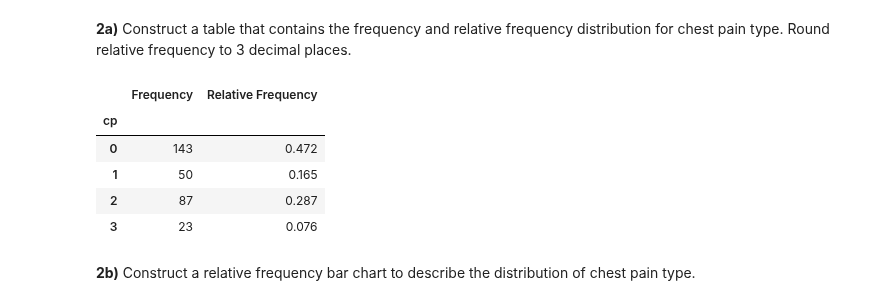
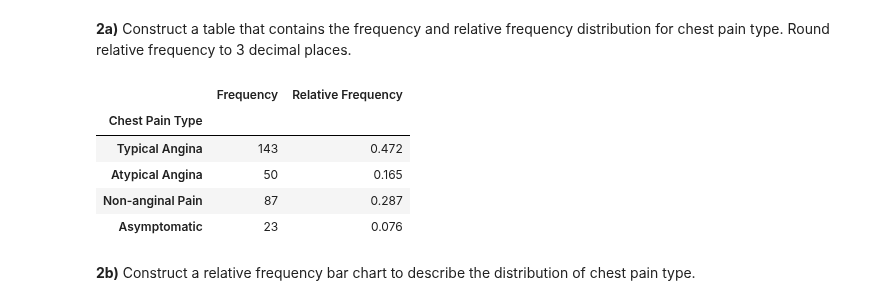
Before and after one commit to ksuaray/STAT108F24_Projects_Jupyter, a Jupyter notebook: Project1/Heart_Disease_Project_1_Soln.ipynb, the cells around one changed output. Saved outputs shown, nothing was run; the diff lists cells and outputs as text; code cells hidden in the pictures.

```diff
--- a/Project1/Heart_Disease_Project_1_Soln.ipynb
+++ b/Project1/Heart_Disease_Project_1_Soln.ipynb
@@ -121,32 +121,50 @@ Construct a frequency table, relative frequency table, and relative frequency ba
 # %% [markdown]
 **2a)** Construct a table that contains the frequency and relative frequency distribution for chest pain type. Round relative frequency to 3 decimal places.
 # %%
+# Instead of printing the numerical values for CP, we want to print the
+#   definitions. This is done by mapping.
+# Define the mapping from numbers to labels
+cp_label_map = {0: 'Typical Angina',
+                1: 'Atypical Angina',
+                2: 'Non-anginal Pain',
+                3: 'Asymptomatic'}
+
+# Define the order of chest pain type
+CatOrder = ['Typical Angina', 'Atypical Angina',
+            'Non-anginal Pain', 'Asymptomatic']
+
+# Map the numerical categories to labels
+df['cp_label'] = df['cp'].map(cp_label_map)  #df['cp_label'] = df['...'].map(cp_label_map)
+
 # Define the name of the variable to be analyzed
-variable = df['cp']                                                        #variable = df[...]
+variable = df['cp_label']
 
 # Create the frequency table and sort the categories in numerical order.
 # .sort_index works here because the category names are numerical.
 # rename "count" to "frequency"
-freq_table = pd.value_counts(variable).sort_index()
+freq_table = pd.value_counts(variable).reindex(CatOrder)
 freq_table = freq_table.rename('Frequency')
 
 # Create the relative frequency table, and rename the counts column to
 #   Relative Frequency.
-relative_freq_table = freq_table/len(df)                                            #relative_freq_table=freq_table/... HINT: look back at Project 0 or Tutorial 1.
+relative_freq_table = freq_table/len(df)                                            #relative_freq_table=freq_table/... #HINT: look back at Project 0 or Tutorial 1.
 relative_freq_table = relative_freq_table.rename('Relative Frequency').round(3)     # relative_freq_table = relative_freq_table.rename('...').round(...)
 
 # Combine both tables
 combined_table=pd.concat([freq_table, relative_freq_table], axis=1)                 # combined_table=pd.concat([..., ...], axis=1)
 
+# Rename the column 'cp_label' to 'Chest Pain Type'
+combined_table.index.name = 'Chest Pain Type'
+
 # Print the combined table.
 combined_table                                                          # ...
 # %% [output]
 |  | Frequency | Relative Frequency |
-| cp |  |  |
-| 0 | 143 | 0.472 |
-| 1 | 50 | 0.165 |
-| 2 | 87 | 0.287 |
-| 3 | 23 | 0.076 |
+| Chest Pain Type |  |  |
+| Typical Angina | 143 | 0.472 |
+| Atypical Angina | 50 | 0.165 |
+| Non-anginal Pain | 87 | 0.287 |
+| Asymptomatic | 23 | 0.076 |
 # %% [markdown]
 **2b)** Construct a relative frequency bar chart to describe the distribution of chest pain type.
 # %%
```
Also changed, not shown: parts of 50 cells of this notebook.
